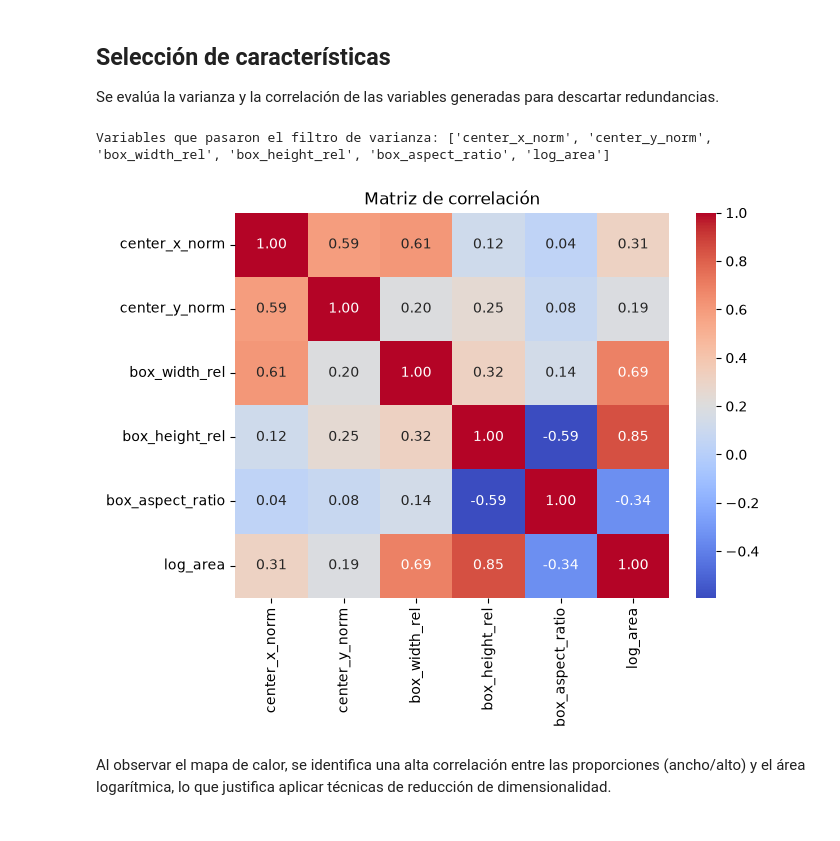
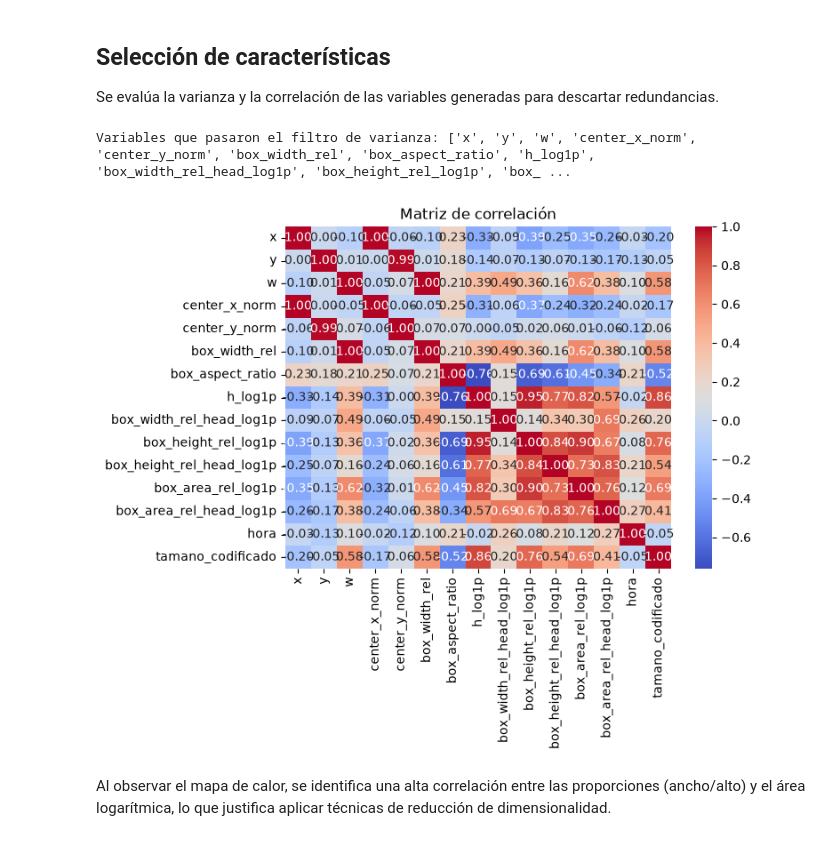
Before and after one commit to MarceloIsmael21/TC5031.10_ProyectoIntegrador, a Jupyter notebook: Notebooks/02_FE.ipynb, the cells around one changed output. Saved outputs shown, nothing was run; the diff lists cells and outputs as text; code cells hidden in the pictures.

```diff
--- a/Notebooks/02_FE.ipynb
+++ b/Notebooks/02_FE.ipynb
@@ -160,6 +161,10 @@ features_df.head()
 # %%
-for col in ["box_area_rel", "box_aspect_ratio"]:
-    plt.subplot(2, 2, 3 if col == "box_area_rel" else 4)
+i=0
+plt.figure(figsize=(15,5))
+for col in ["box_area_rel_head","box_area_rel","box_aspect_ratio"]:
+    i+=1
+    #plt.figure(figsize=(5,5))
+    plt.subplot(1, 3, i)
     features_df.boxplot(column=col)
     plt.title(f"Diagrama de caja: {col}")
 # %% [output]
@@ -177,0 +247,6 @@ features_df = features_df.dropna().reset_index(drop=True)
+# %%
+for col in numeric_cols:
+    if features_df_norm[col].nunique() <= 1:
+        features_df_norm.drop(columns=[col], inplace=True)
+
+features_df_norm.hist()
@@ -181,12 +271,12 @@ features_df = features_df.dropna().reset_index(drop=True)
 Se extrae la hora de captura directamente del nombre de los archivos. A partir de esto, se crea una variable categórica para indicar el turno (Tarde o Noche) y se aplica One-Hot Encoding para su uso en los modelos.
 # %%
 # Sacamos la hora del nombre (ej. captura_20261003_153016 -> 15)
-features_df["hora"] = features_df["imagen"].str.extract(r"_(\d{2})\d{4}_").astype(int)
+features_df_norm["hora"] = features_df_norm["imagen"].str.extract(r"_(\d{2})\d{4}_").astype(int)
 
 # Lo dividimos en tarde y noche
-features_df["turno"] = pd.cut(features_df["hora"], bins=[0, 18, 24], labels=["Tarde", "Noche"], right=False)
+features_df_norm["turno"] = pd.cut(features_df_norm["hora"], bins=[0, 18, 24], labels=["Tarde", "Noche"], right=False)
 
 # Aplicamos One-Hot Encoding
-features_df = pd.get_dummies(features_df, columns=["turno"])
-features_df.head()
+features_df_norm = pd.get_dummies(features_df_norm, columns=["turno"])
+features_df_norm.head()
 # %% [output]
@@ -201,10 +293,10 @@ features_df.head()
 
 Sediscretiza el área relativa de los objetos en tres categorías (Pequeño, Mediano y Grande) utilizando cuartiles, facilitando el procesamiento para algoritmos basados en reglas o árboles.
 # %%
-# Uso qcut para que queden balanceados los 3 grupos
-features_df["categoria_tamano"] = pd.qcut(features_df["box_area_rel"], q=3, labels=["Pequeno", "Mediano", "Grande"])
+# Uso qcut para que queden balanceados los 3 grupos (se hizo log1p a box_area_rel previamente por skewness)
+features_df_norm["categoria_tamano"] = pd.qcut(features_df_norm["box_area_rel_log1p"], q=3, labels=["Pequeno", "Mediano", "Grande"])
 
 # Codificamos a números (0, 1, 2)
-features_df["tamano_codificado"] = features_df["categoria_tamano"].cat.codes
-features_df[["box_area_rel", "categoria_tamano", "tamano_codificado"]].head()
+features_df_norm["tamano_codificado"] = features_df_norm["categoria_tamano"].cat.codes
+features_df_norm[["box_area_rel_log1p", "categoria_tamano", "tamano_codificado"]].head()
 # %% [output]
@@ -259,21 +313,22 @@ Se evalúa la varianza y la correlación de las variables generadas para descart
 # %%
 from sklearn.feature_selection import VarianceThreshold
 import seaborn as sns
 
 # 1. Filtro de varianza
+num_cols = features_df_norm.select_dtypes(include=[np.number]).columns
 selector = VarianceThreshold(threshold=0.01)
-selector.fit(features_scaled[num_cols])
-print("Variables que pasaron el filtro de varianza:", features_scaled[num_cols].columns[selector.get_support()].tolist())
+selector.fit(features_df_norm[num_cols])
+print("Variables que pasaron el filtro de varianza:", features_df_norm[num_cols].columns[selector.get_support()].tolist())
 
 # 2. Correlación
-corr = features_scaled[num_cols].corr()
+corr = features_df_norm[num_cols].corr()
 plt.figure(figsize=(7, 5))
 sns.heatmap(corr, annot=True, cmap="coolwarm", fmt=".2f")
 plt.title("Matriz de correlación")
 plt.show()
 # %% [output]
-Variables que pasaron el filtro de varianza: ['center_x_norm', 'center_y_norm', 'box_width_rel', 'box_height_rel', 'box_aspect_ratio', 'log_area']
+Variables que pasaron el filtro de varianza: ['x', 'y', 'w', 'center_x_norm', 'center_y_norm', 'box_width_rel', 'box_aspect_ratio', 'h_log1p', 'box_width_rel_head_log1p', 'box_height_rel_log1p', 'box_ ...
-[figure, old version]
+[figure, new version]
 # %% [markdown]
 Al observar el mapa de calor, se identifica una alta correlación entre las proporciones (ancho/alto) y el área logarítmica, lo que justifica aplicar técnicas de reducción de dimensionalidad.
 # %% [markdown]
```
Also changed, not shown: parts of 24 cells of this notebook, 1 other file.
